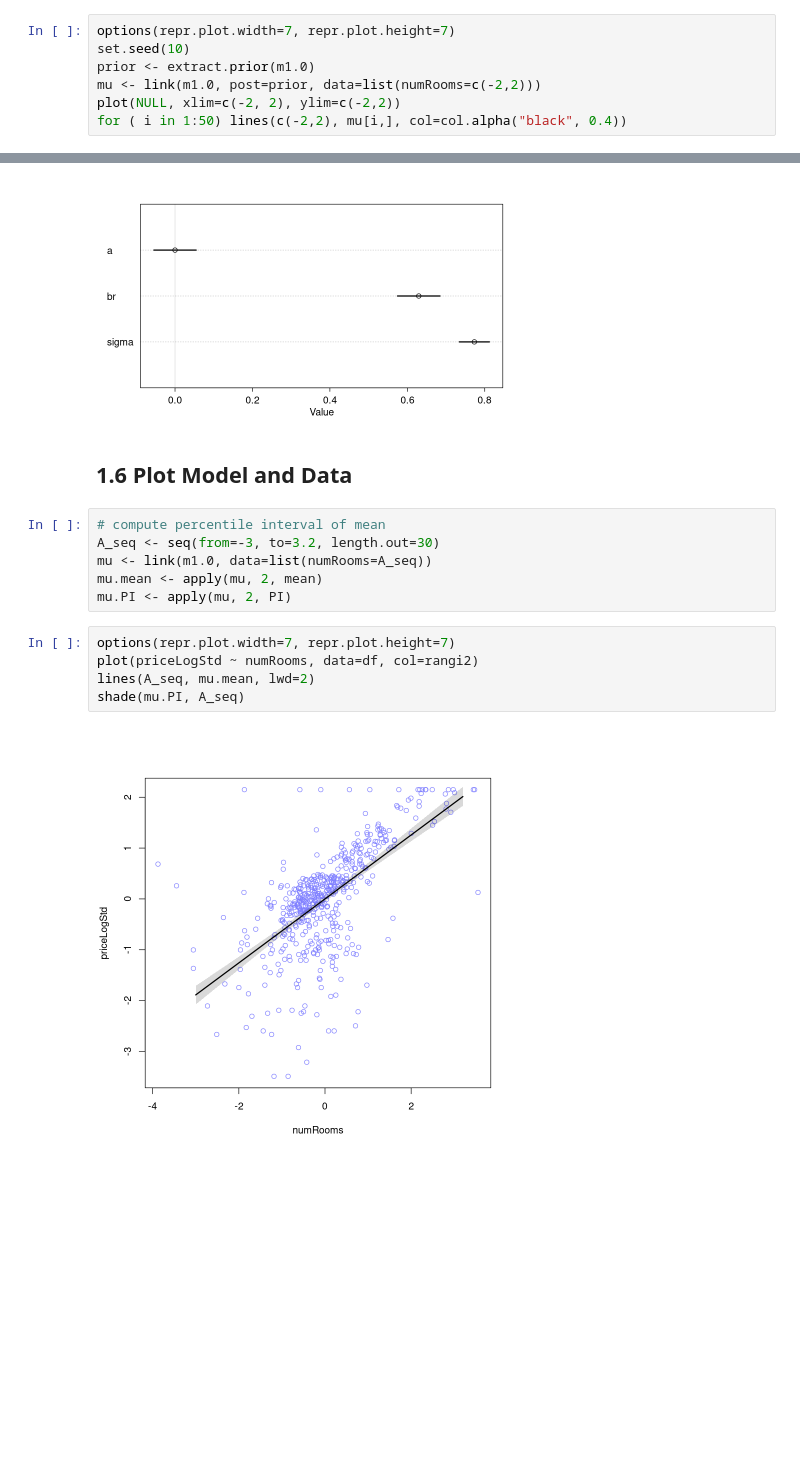
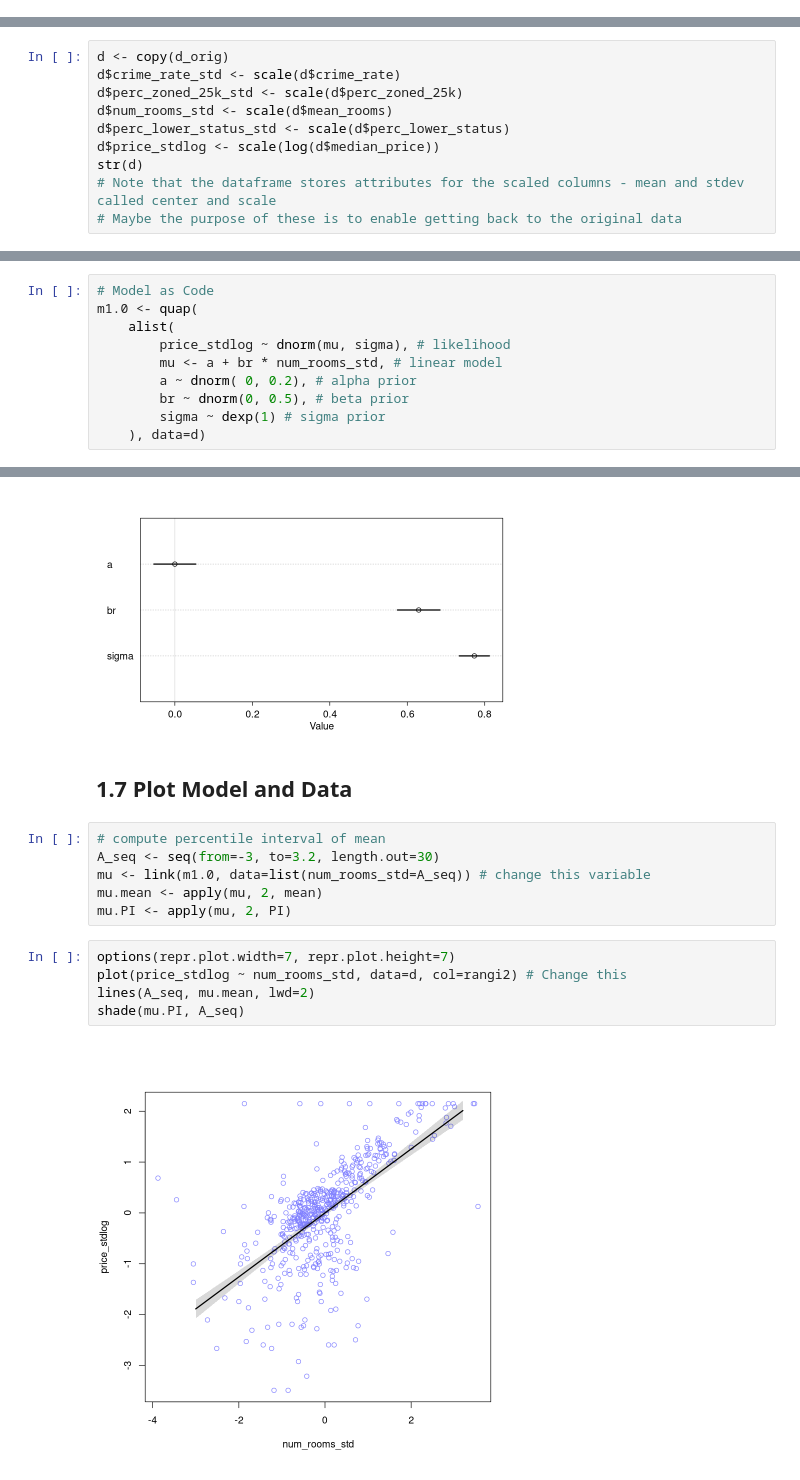
Before and after one commit to jointprob/jointprob-dm, a Jupyter notebook: r-notebooks/explore/Linear-Regression - 01.ipynb, the cells around one changed output, grey strips where cells are left out. Drawn from its saved outputs; the diff is of its cells as text; blank space fills up the shorter version.

Commit message:
tidyup lin. regr. quap nbook

```diff
--- a/r-notebooks/explore/Linear-Regression - 01.ipynb
+++ b/r-notebooks/explore/Linear-Regression - 01.ipynb
@@ -196,7 +83,0 @@ m1.0 <- quap(
-# %%
-options(repr.plot.width=7, repr.plot.height=7)
-set.seed(10)
-prior <- extract.prior(m1.0)
-mu <- link(m1.0, post=prior, data=list(numRooms=c(-2,2)))
-plot(NULL, xlim=c(-2, 2), ylim=c(-2,2))
-for ( i in 1:50) lines(c(-2,2), mu[i,], col=col.alpha("black", 0.4))
@@ -206,0 +108,10 @@ for ( i in 1:50) lines(c(-2,2), mu[i,], col=col.alpha("black", 0.4))
+# %%
+d <- copy(d_orig)
+d$crime_rate_std <- scale(d$crime_rate)
+d$perc_zoned_25k_std <- scale(d$perc_zoned_25k)
+d$num_rooms_std <- scale(d$mean_rooms)
+d$perc_lower_status_std <- scale(d$perc_lower_status)
+d$price_stdlog <- scale(log(d$median_price))
+str(d)
+# Note that the dataframe stores attributes for the scaled columns - mean and stdev called center and scale
+# Maybe the purpose of these is to enable getting back to the original data
@@ -206,0 +174,10 @@ for ( i in 1:50) lines(c(-2,2), mu[i,], col=col.alpha("black", 0.4))
+# %%
+# Model as Code
+m1.0 <- quap(
+    alist(
+        price_stdlog ~ dnorm(mu, sigma), # likelihood
+        mu <- a + br * num_rooms_std, # linear model
+        a ~ dnorm( 0, 0.2), # alpha prior
+        br ~ dnorm(0, 0.5), # beta prior
+        sigma ~ dexp(1) # sigma prior
+    ), data=d)
@@ -210,17 +206,17 @@ plot(precis(m1.0))
 # %% [output]
 [figure]
 # %% [markdown]
-## 1.6 Plot Model and Data
+## 1.7 Plot Model and Data
 # %%
 # compute percentile interval of mean
 A_seq <- seq(from=-3, to=3.2, length.out=30)
-mu <- link(m1.0, data=list(numRooms=A_seq))
+mu <- link(m1.0, data=list(num_rooms_std=A_seq)) # change this variable
 mu.mean <- apply(mu, 2, mean)
 mu.PI <- apply(mu, 2, PI)
 # %%
 options(repr.plot.width=7, repr.plot.height=7)
-plot(priceLogStd ~ numRooms, data=df, col=rangi2)
+plot(price_stdlog ~ num_rooms_std, data=d, col=rangi2) # Change this
 lines(A_seq, mu.mean, lwd=2)
 shade(mu.PI, A_seq)
 # %% [output]
-[figure, old version]
+[figure, new version]
```
Also changed, not shown: parts of 52 cells of this notebook.
